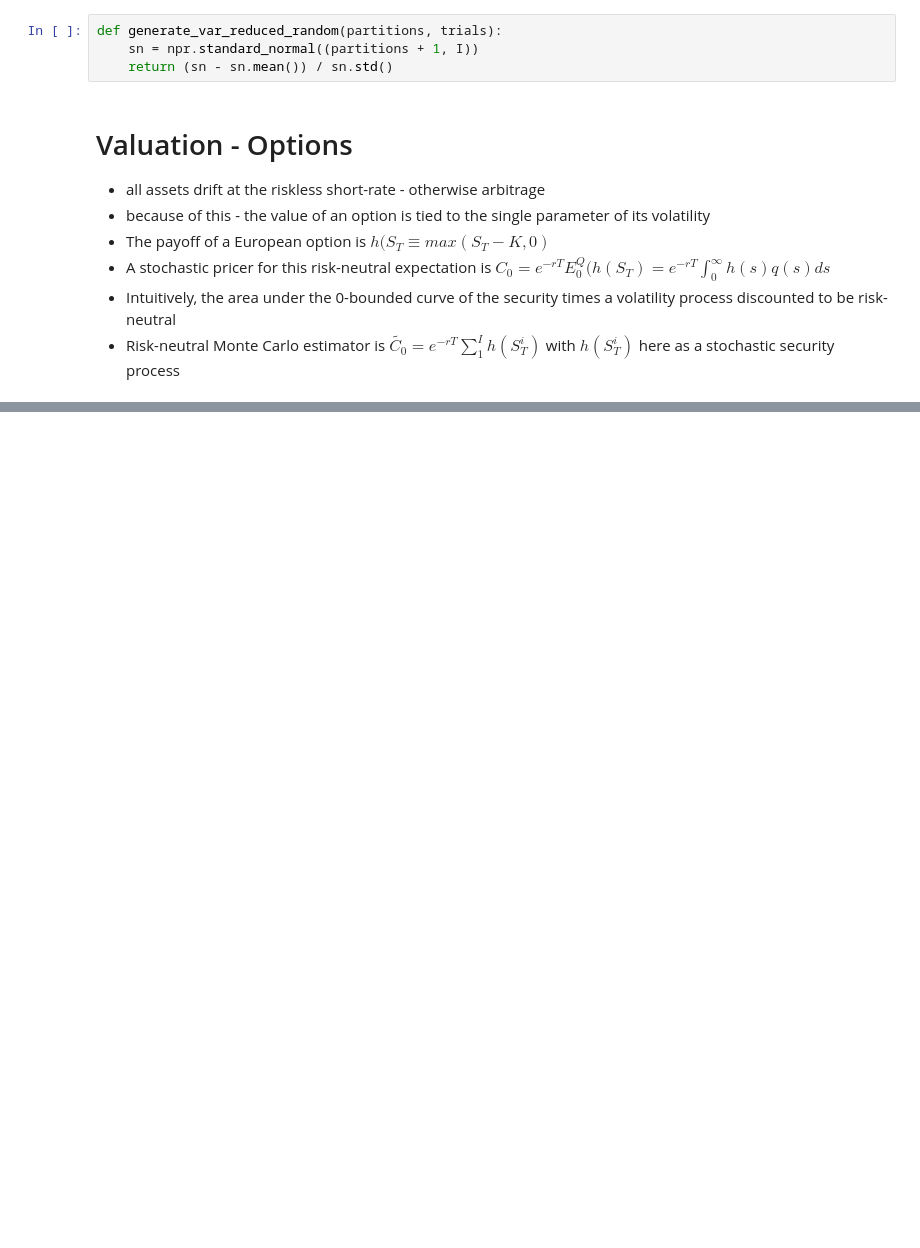
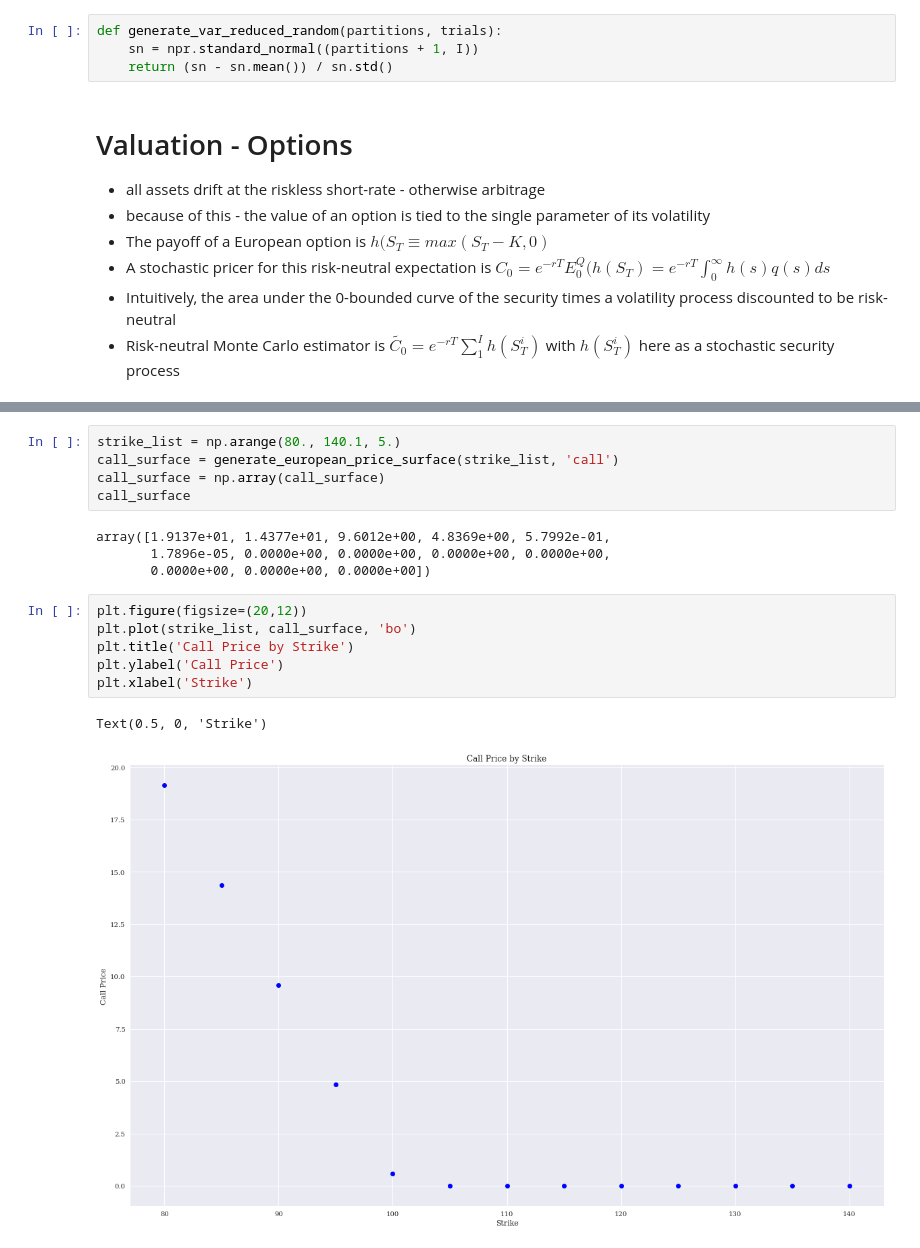
Before and after one commit to thomasmurphycodes/PythonForFinance, a Jupyter notebook: notebooks/Chapter 12 - Stochastics.ipynb, the cells around one changed output, grey strips where cells are left out. Drawn from its saved outputs; the diff is of its cells as text; blank space fills up the shorter version.

```diff
--- a/notebooks/Chapter 12 - Stochastics.ipynb
+++ b/notebooks/Chapter 12 - Stochastics.ipynb
@@ -430,0 +443,18 @@ Increasing volatility monotonically increases the number of 0s and also fattens
+# %%
+strike_list = np.arange(80., 140.1, 5.)
+call_surface = generate_european_price_surface(strike_list, 'call')
+call_surface = np.array(call_surface)
+call_surface
+# %% [output]
+array([1.9137e+01, 1.4377e+01, 9.6012e+00, 4.8369e+00, 5.7992e-01,
+       1.7896e-05, 0.0000e+00, 0.0000e+00, 0.0000e+00, 0.0000e+00,
+       0.0000e+00, 0.0000e+00, 0.0000e+00])
+# %%
+plt.figure(figsize=(20,12))
+plt.plot(strike_list, call_surface, 'bo')
+plt.title('Call Price by Strike')
+plt.ylabel('Call Price')
+plt.xlabel('Strike')
+# %% [output]
+Text(0.5, 0, 'Strike')
+[figure, added]
```
Also changed, not shown: parts of 27 cells of this notebook.
